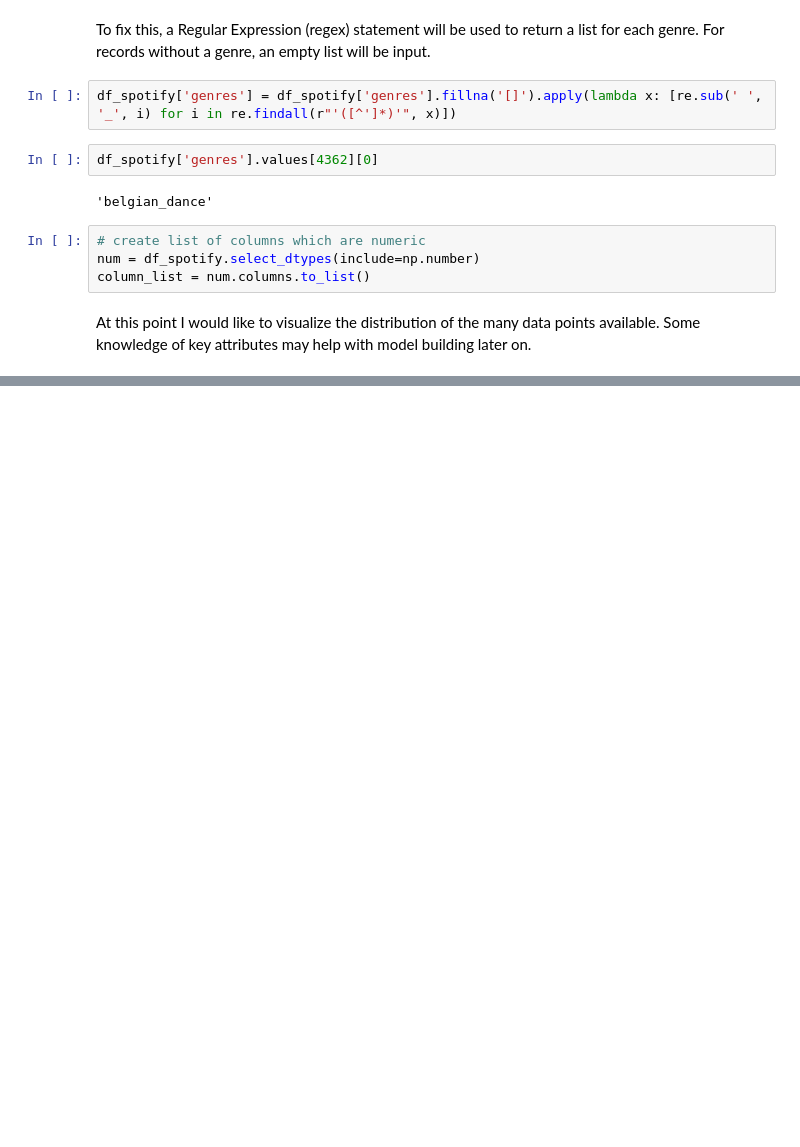
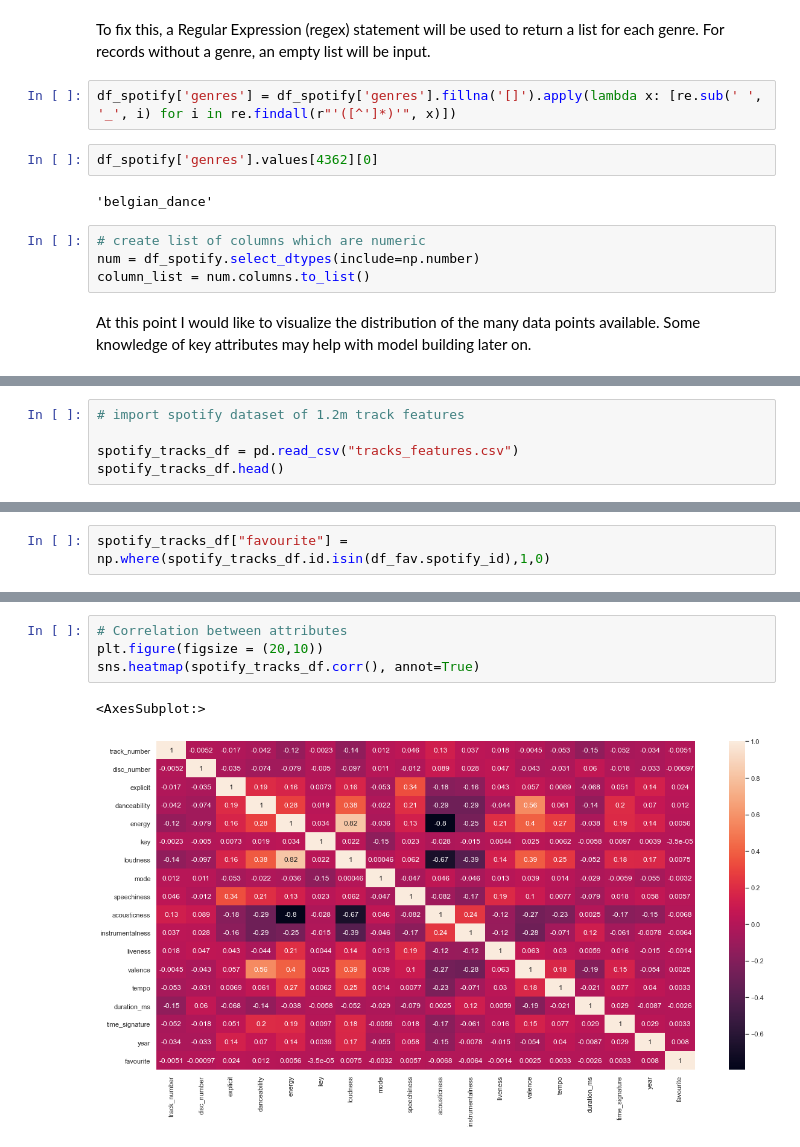
Before and after one commit to vijay-ss/spotify-recommender, a Jupyter notebook: spotify_preprocessing.ipynb, the cells around one changed output, grey strips where cells are left out. Drawn from its saved outputs; the diff is of its cells as text; blank space fills up the shorter version.

```diff
--- a/spotify_preprocessing.ipynb
+++ b/spotify_preprocessing.ipynb
@@ -255,0 +248,5 @@ GROUP BY 1,2,3
+# %%
+# import spotify dataset of 1.2m track features
+
+spotify_tracks_df = pd.read_csv("tracks_features.csv")
+spotify_tracks_df.head()
@@ -255,0 +261,2 @@ GROUP BY 1,2,3
+# %%
+spotify_tracks_df["favourite"] = np.where(spotify_tracks_df.id.isin(df_fav.spotify_id),1,0)
@@ -255,0 +273,7 @@ GROUP BY 1,2,3
+# %%
+# Correlation between attributes
+plt.figure(figsize = (20,10))
+sns.heatmap(spotify_tracks_df.corr(), annot=True)
+# %% [output]
+<AxesSubplot:>
+[figure, added]
```
Also changed, not shown: parts of 14 cells of this notebook.
